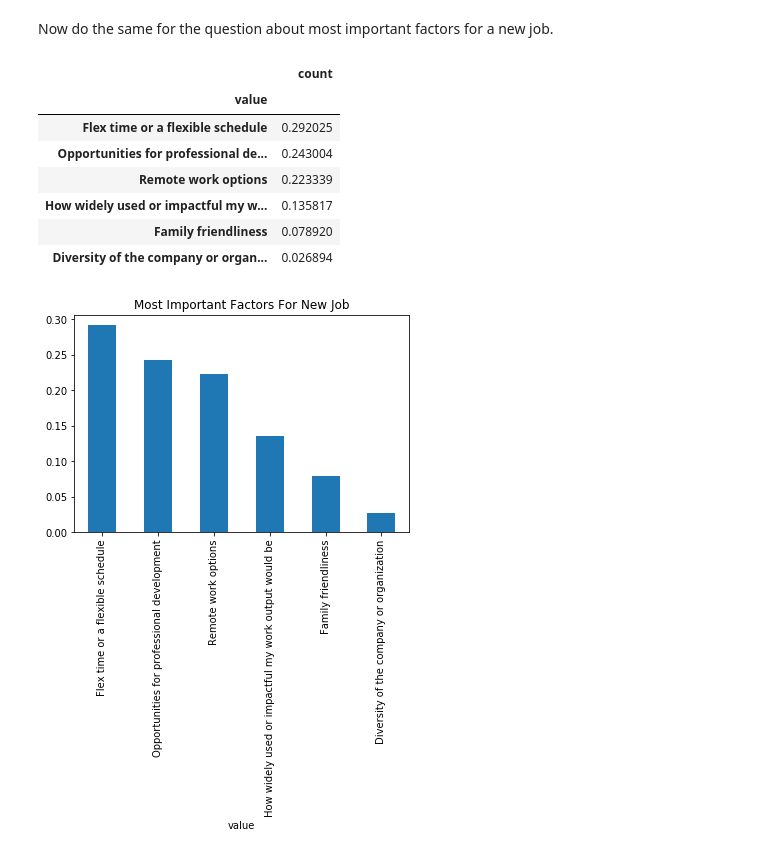
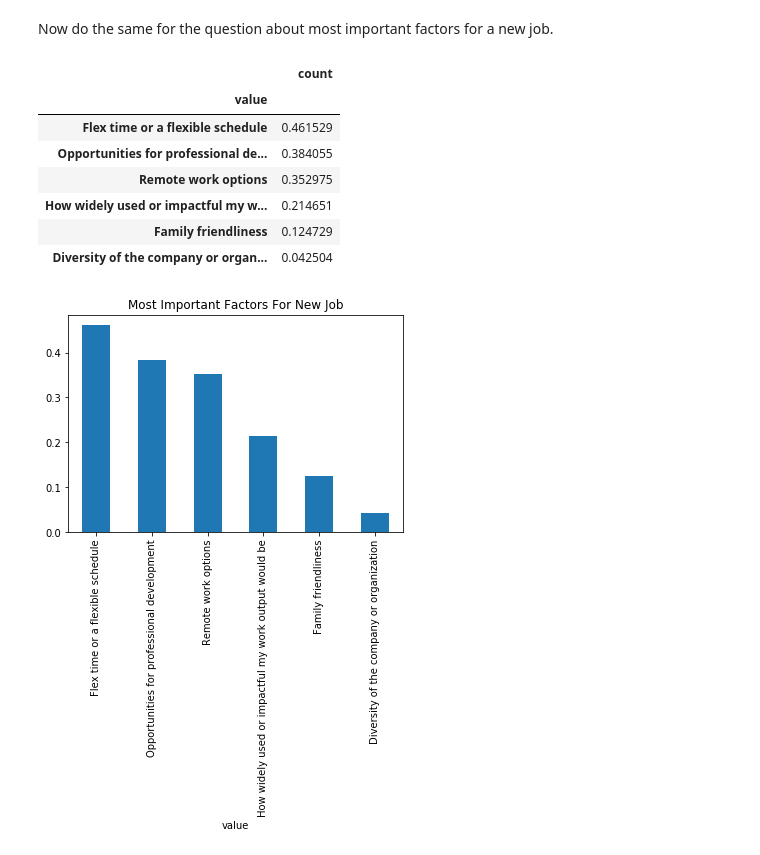
Before and after one commit to dagmaraw/stackoverflow, a Jupyter notebook: Stack_Overflow_Survey.ipynb, the cells around one changed output. Cells and saved outputs as stored; diff of their text form; code cells hidden in the pictures.

```diff
--- a/Stack_Overflow_Survey.ipynb
+++ b/Stack_Overflow_Survey.ipynb
@@ -122,6 +123,7 @@ def total_count(df, col1, col2, look_for): # Copied from helper functions in Les
 
 def clean_and_plot(df, possible_vals, col_to_clean='NEWJobHunt', title='New Job Seeking Drivers', plot=True): # Copied from Lesson 1, adapted for NEWJobHunt variable
     '''
+    *Make sure df is clean of NaNs in col_to_clean*
     INPUT
         df - a dataframe holding the col_to_clean column
         col_to_clean - column in df for which we are finding counts
@@ -141,10 +143,14 @@ def clean_and_plot(df, possible_vals, col_to_clean='NEWJobHunt', title='New Job
 
     study_df.set_index('value', inplace=True)
     if plot:
-        ax=(study_df/study_df.sum()).plot(kind='bar', legend=None);
+#         ax=(study_df/study_df.sum()).plot(kind='bar', legend=None);
+        ax=(study_df/df.shape[0]).plot(kind='bar', legend=None);
         plt.title(title);
 #         plt.show()
-    out_df = study_df/study_df.sum()
+#     out_df = study_df/study_df.sum()
+    out_df = study_df/df.shape[0]
+    # I had to change the above from study_df.sum() to df.shape[0] because we're interested in the proportion
+    # of individuals choosing a certain answer, regardless of what additionally they chose
 
     try:
         out_df = out_df[0] # in case it comes out as a tuple
@@ -448,16 +501,18 @@ ax.set(xlabel="", ylabel="Proportion Difference (Women-Men)", title="Difference
 # %% [markdown]
 Now do the same for the question about most important factors for a new job.
 # %%
-factors_df_whitemen,ax = clean_and_plot(df_whitemen, possible_vals_JobFactors, 'JobFactors', 'Most Important Factors For New Job')
+df_clean_whitemen_JobFactors = df_whitemen.dropna(subset=['JobFactors'],axis=0)
+# factors_df_whitemen,ax = clean_and_plot(df_whitemen, possible_vals_JobFactors, 'JobFactors', 'Most Important Factors For New Job')
+factors_df_whitemen,ax = clean_and_plot(df_clean_whitemen_JobFactors, possible_vals_JobFactors, 'JobFactors', 'Most Important Factors For New Job')
 factors_df_whitemen
 # %% [output]
 |  | count |
 | value |  |
-| Flex time or a flexible schedule | 0.292025 |
-| Opportunities for professional de... | 0.243004 |
-| Remote work options | 0.223339 |
-| How widely used or impactful my w... | 0.135817 |
-| Family friendliness | 0.078920 |
-| Diversity of the company or organ... | 0.026894 |
+| Flex time or a flexible schedule | 0.461529 |
+| Opportunities for professional de... | 0.384055 |
+| Remote work options | 0.352975 |
+| How widely used or impactful my w... | 0.214651 |
+| Family friendliness | 0.124729 |
+| Diversity of the company or organ... | 0.042504 |
-[figure, old version]
+[figure, new version]
 # %%
```
Also changed, not shown: parts of 34 cells of this notebook.
